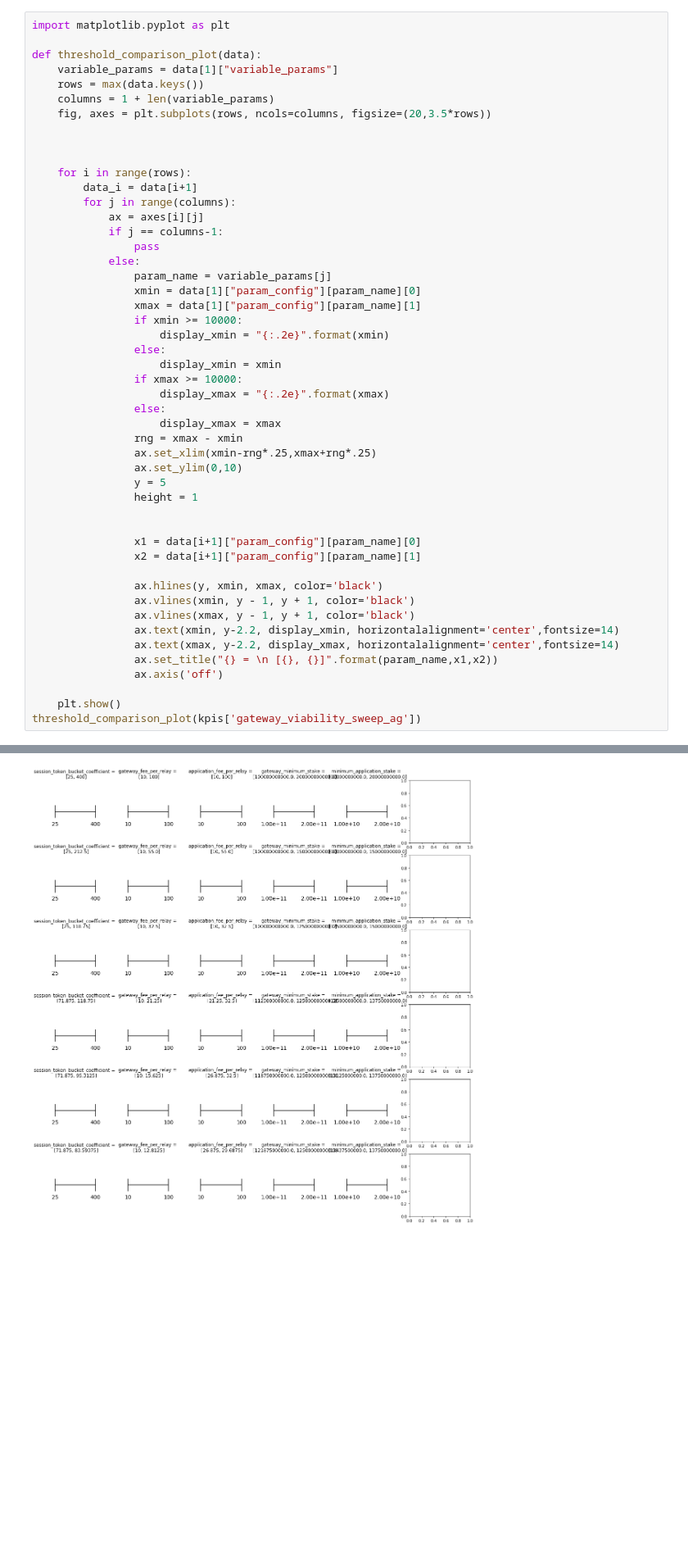
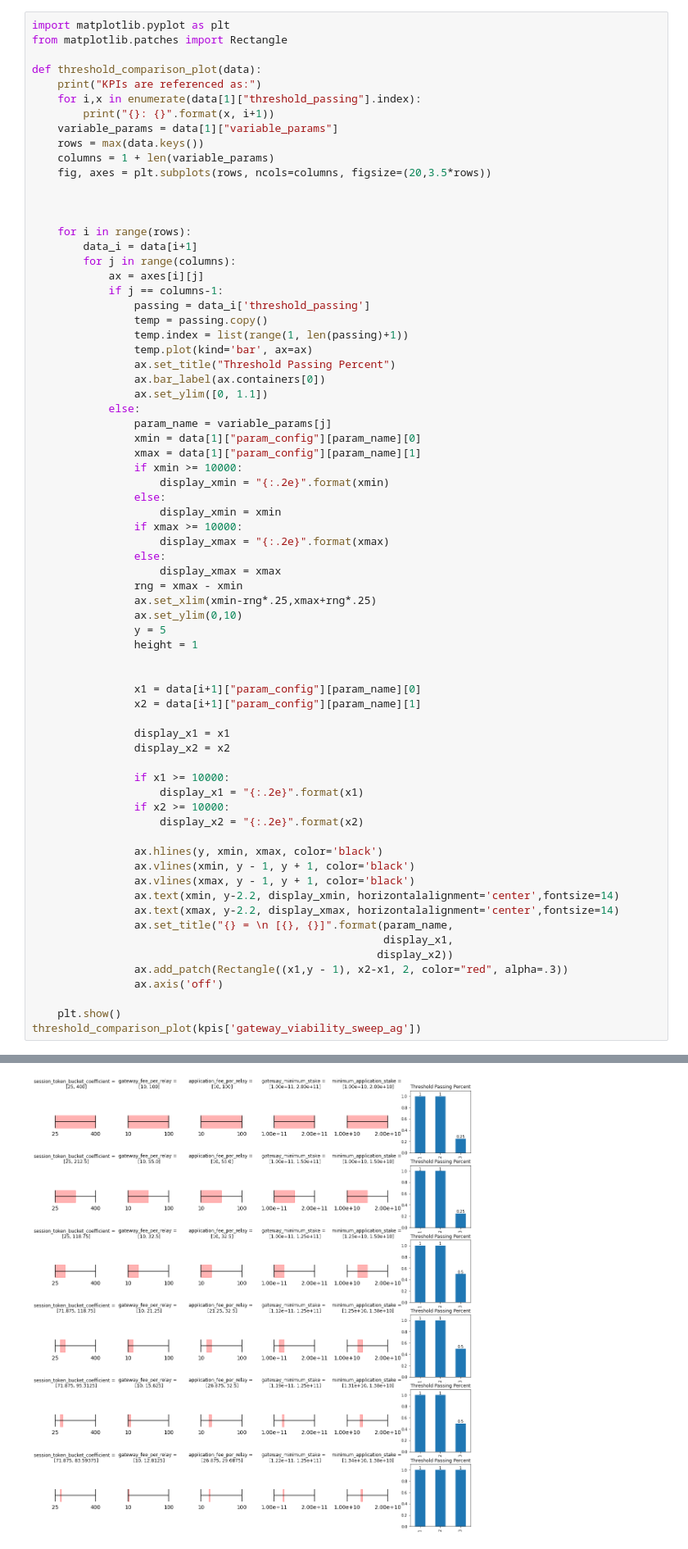
Before and after one commit to BlockScience/PocketSimulationModel, a Jupyter notebook: exploratory/Threshold Comparison.ipynb, the cells around one changed output, grey strips where cells are left out. Shown at 82% size. Saved outputs shown, nothing was run; the diff lists cells and outputs as text; blank space fills up the shorter version.

```diff
--- a/exploratory/Threshold Comparison.ipynb
+++ b/exploratory/Threshold Comparison.ipynb
@@ -11,8 +13,12 @@ kpis = load_all_kpi_comparison_data()
 ## Gateway Viability Sweep
 # %%
 import matplotlib.pyplot as plt
+from matplotlib.patches import Rectangle
 
 def threshold_comparison_plot(data):
+    print("KPIs are referenced as:")
+    for i,x in enumerate(data[1]["threshold_passing"].index):
+        print("{}: {}".format(x, i+1))
     variable_params = data[1]["variable_params"]
     rows = max(data.keys())
     columns = 1 + len(variable_params)
@@ -25,7 +31,13 @@ def threshold_comparison_plot(data):
         for j in range(columns):
             ax = axes[i][j]
             if j == columns-1:
-                pass
+                passing = data_i['threshold_passing']
+                temp = passing.copy()
+                temp.index = list(range(1, len(passing)+1))
+                temp.plot(kind='bar', ax=ax)
+                ax.set_title("Threshold Passing Percent")
+                ax.bar_label(ax.containers[0])
+                ax.set_ylim([0, 1.1])
             else:
                 param_name = variable_params[j]
                 xmin = data[1]["param_config"][param_name][0]
@@ -48,12 +60,23 @@ def threshold_comparison_plot(data):
                 x1 = data[i+1]["param_config"][param_name][0]
                 x2 = data[i+1]["param_config"][param_name][1]
 
+                display_x1 = x1
+                display_x2 = x2
+
+                if x1 >= 10000:
+                    display_x1 = "{:.2e}".format(x1)
+                if x2 >= 10000:
+                    display_x2 = "{:.2e}".format(x2)
+
                 ax.hlines(y, xmin, xmax, color='black')
                 ax.vlines(xmin, y - 1, y + 1, color='black')
                 ax.vlines(xmax, y - 1, y + 1, color='black')
                 ax.text(xmin, y-2.2, display_xmin, horizontalalignment='center',fontsize=14)
                 ax.text(xmax, y-2.2, display_xmax, horizontalalignment='center',fontsize=14)
-                ax.set_title("{} = \n [{}, {}]".format(param_name,x1,x2))
+                ax.set_title("{} = \n [{}, {}]".format(param_name,
+                                                       display_x1,
+                                                      display_x2))
+                ax.add_patch(Rectangle((x1,y - 1), x2-x1, 2, color="red", alpha=.3))
                 ax.axis('off')
 
     plt.show()
@@ -62 +89 @@ threshold_comparison_plot(kpis['gateway_viability_sweep_ag'])
-[figure, old version]
+[figure, new version]
```
Also changed, not shown: parts of 3 cells of this notebook, 5 other files.
